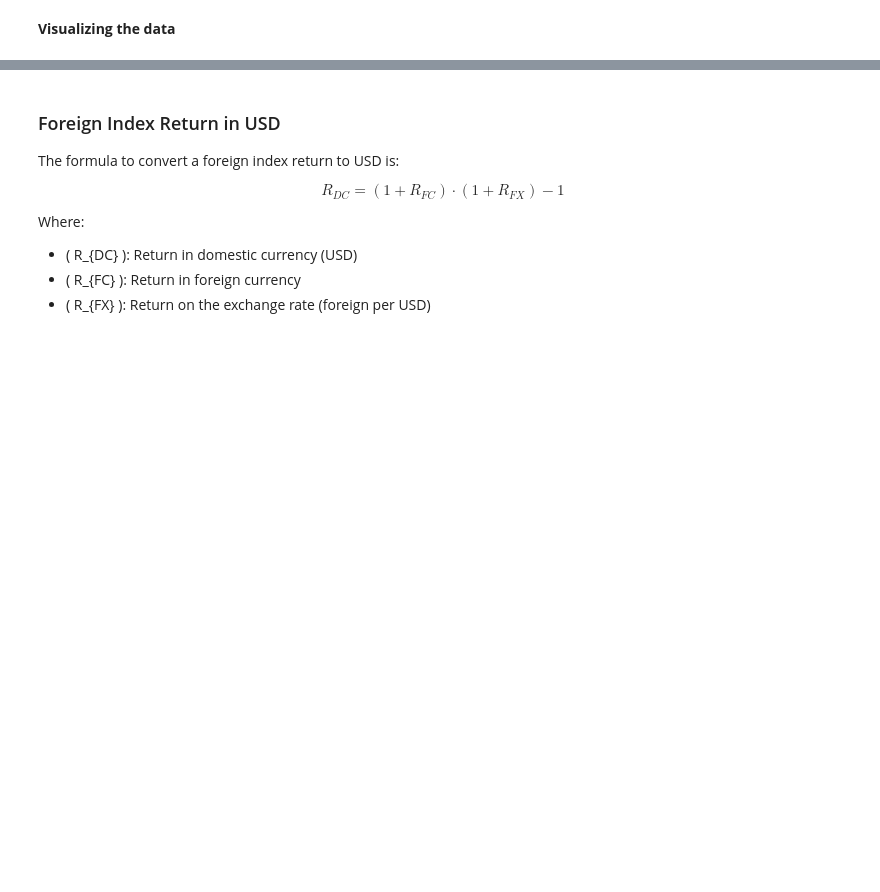
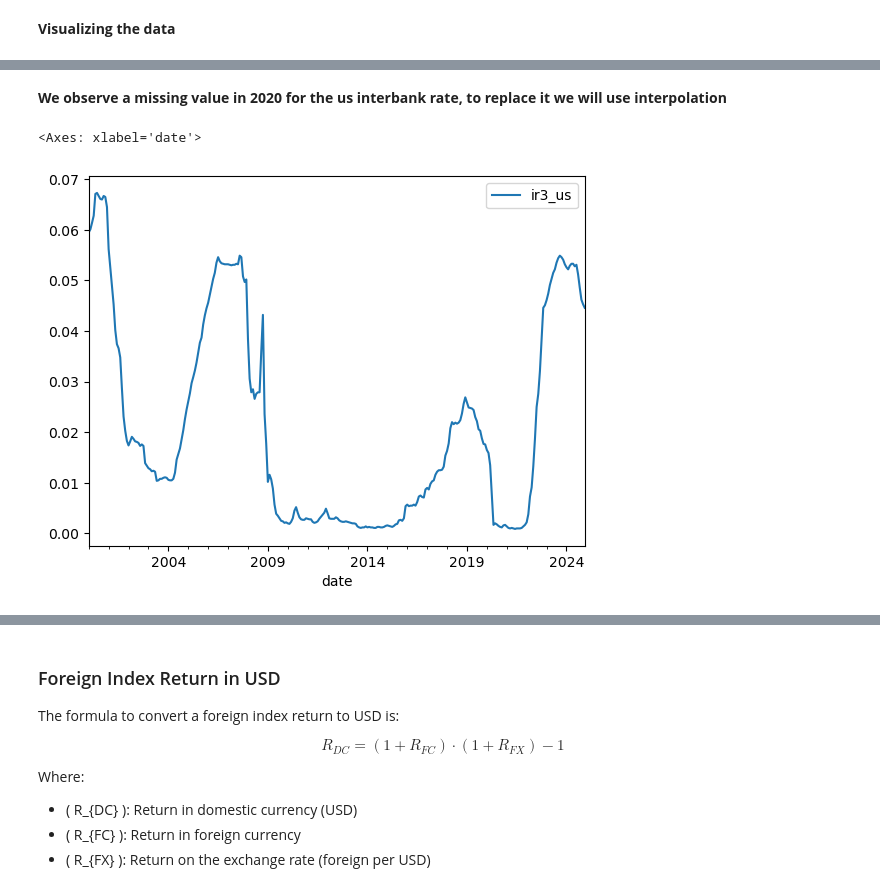
Before and after one commit to Wfiles/global-tactical-fund-simulator, a Jupyter notebook: data_collection.ipynb, the cells around one changed output, grey strips where cells are left out. Drawn from its saved outputs; the diff is of its cells as text; code cells hidden in the pictures; blank space fills up the shorter version.

```diff
--- a/data_collection.ipynb
+++ b/data_collection.ipynb
@@ -160,0 +161,9 @@ for country, df in ir3_data.items():
+# %% [markdown]
+**We observe a missing value in 2020 for the us interbank rate, to replace it we will use interpolation**
+# %%
+ir3_us = ir3_us.interpolate(method='time')
+# %%
+ir3_us.plot()
+# %% [output]
+<Axes: xlabel='date'>
+[figure, added]
```
Also changed, not shown: parts of 18 cells of this notebook, 7 other files.
